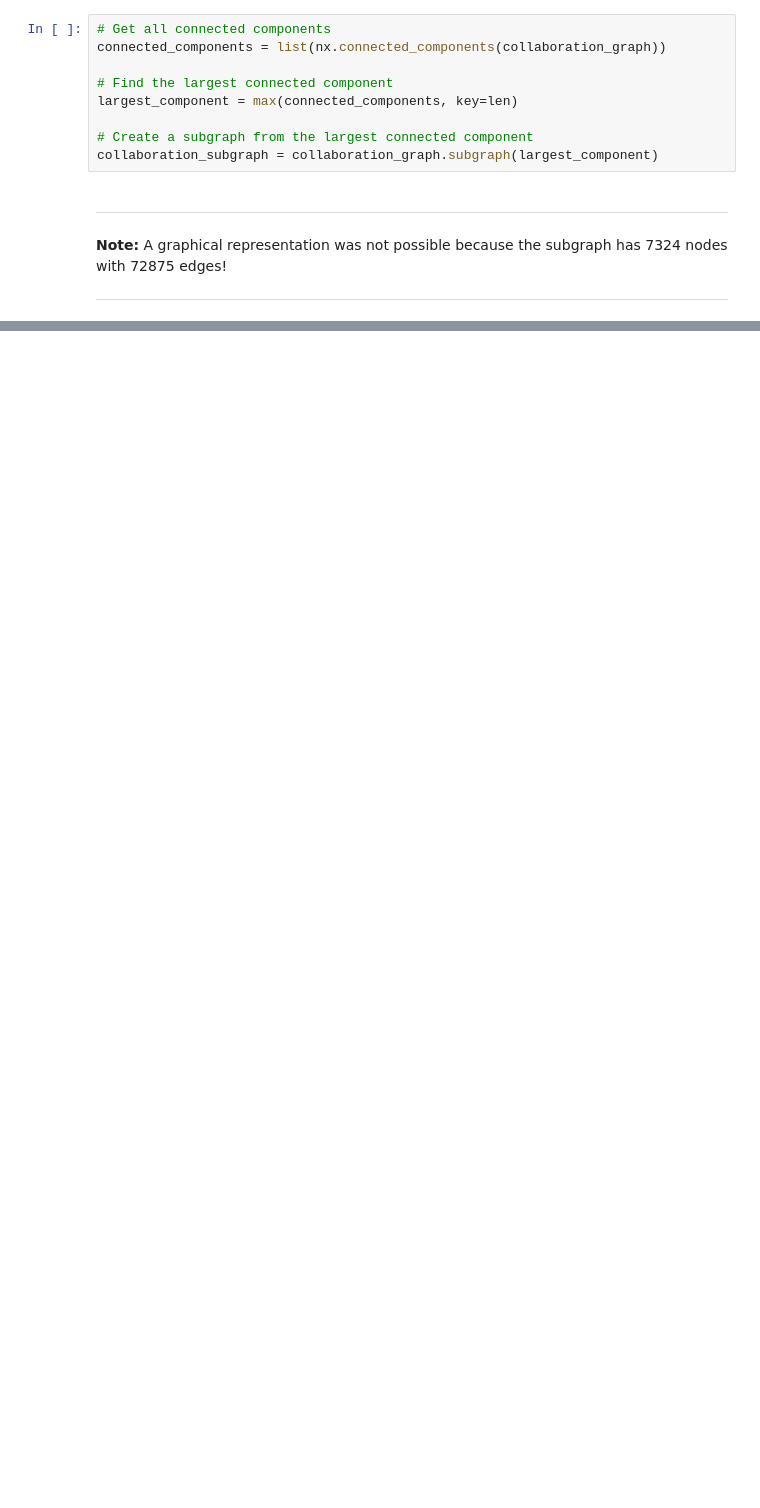
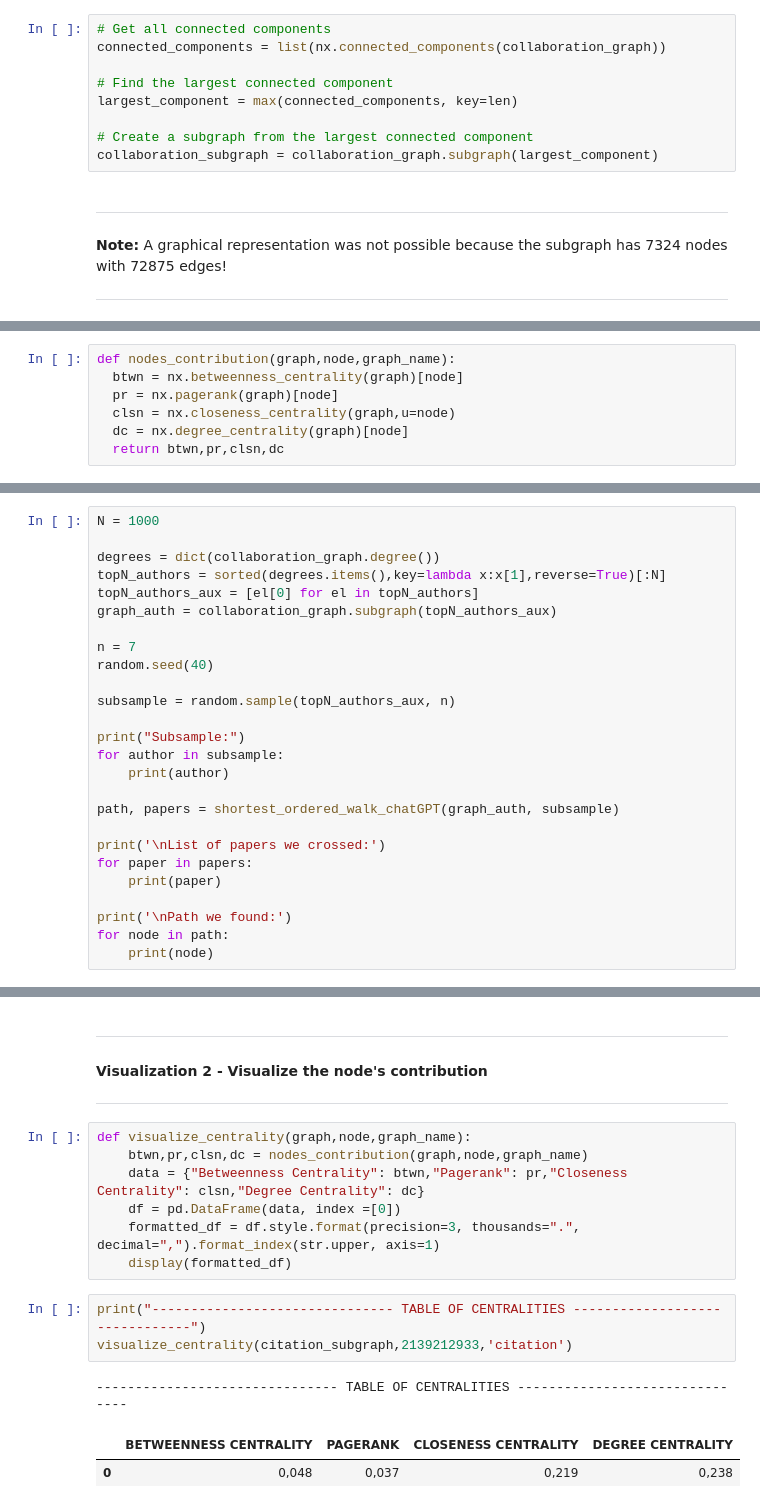
Before and after one commit to ahmadsaaddm/ADM-HW5, a Jupyter notebook: main.ipynb, the cells around one changed output, grey strips where cells are left out. Cells and saved outputs as stored; diff of their text form; blank space fills up the shorter version.

```diff
--- a/main.ipynb
+++ b/main.ipynb
@@ -307,0 +391,7 @@ collaboration_subgraph = collaboration_graph.subgraph(largest_component)
+# %%
+def nodes_contribution(graph,node,graph_name):
+  btwn = nx.betweenness_centrality(graph)[node]
+  pr = nx.pagerank(graph)[node]
+  clsn = nx.closeness_centrality(graph,u=node)
+  dc = nx.degree_centrality(graph)[node]
+  return btwn,pr,clsn,dc
@@ -307,0 +592,26 @@ collaboration_subgraph = collaboration_graph.subgraph(largest_component)
+# %%
+N = 1000
+
+degrees = dict(collaboration_graph.degree())
+topN_authors = sorted(degrees.items(),key=lambda x:x[1],reverse=True)[:N]
+topN_authors_aux = [el[0] for el in topN_authors]
+graph_auth = collaboration_graph.subgraph(topN_authors_aux)
+
+n = 7
+random.seed(40)
+
+subsample = random.sample(topN_authors_aux, n)
+
+print("Subsample:")
+for author in subsample:
+    print(author)
+
+path, papers = shortest_ordered_walk_chatGPT(graph_auth, subsample)
+
+print('\nList of papers we crossed:')
+for paper in papers:
+    print(paper)
+
+print('\nPath we found:')
+for node in path:
+    print(node)
@@ -307,0 +859,18 @@ collaboration_subgraph = collaboration_graph.subgraph(largest_component)
+# %% [markdown]
+---
+#### Visualization 2 - Visualize the node's contribution
+---
+# %%
+def visualize_centrality(graph,node,graph_name):
+    btwn,pr,clsn,dc = nodes_contribution(graph,node,graph_name)
+    data = {"Betweenness Centrality": btwn,"Pagerank": pr,"Closeness Centrality": clsn,"Degree Centrality": dc}
+    df = pd.DataFrame(data, index =[0])
+    formatted_df = df.style.format(precision=3, thousands=".", decimal=",").format_index(str.upper, axis=1)
+    display(formatted_df)
+# %%
+print("------------------------------- TABLE OF CENTRALITIES -------------------------------")
+visualize_centrality(citation_subgraph,2139212933,'citation')
+# %% [output]
+------------------------------- TABLE OF CENTRALITIES -------------------------------
+|  | BETWEENNESS CENTRALITY | PAGERANK | CLOSENESS CENTRALITY | DEGREE CENTRALITY |
+| 0 | 0,048 | 0,037 | 0,219 | 0,238 |
```
Also changed, not shown: parts of 75 cells of this notebook.
